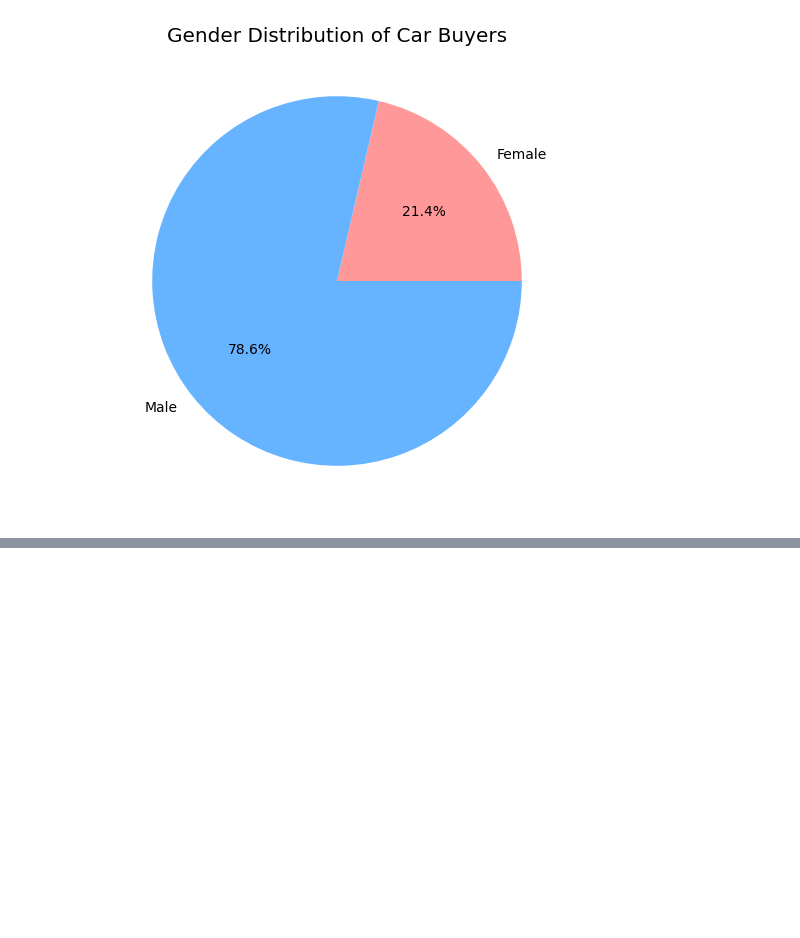
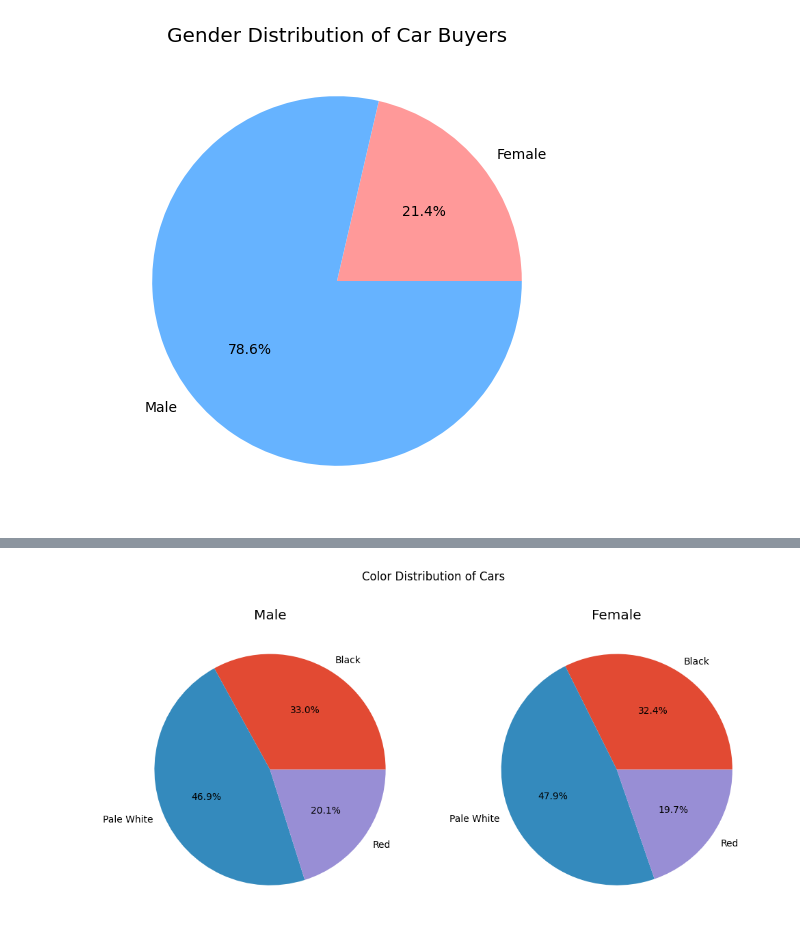
Before and after one commit to GrandEchoWhiskey/car-sales-analysis-python, a Jupyter notebook: analysis.ipynb, the cells around one changed output, grey strips where cells are left out. Saved outputs shown, nothing was run; the diff lists cells and outputs as text; code cells hidden in the pictures; blank space fills up the shorter version.

```diff
--- a/analysis.ipynb
+++ b/analysis.ipynb
@@ -69,0 +64,16 @@ plt.show()
+# %%
+# color picked by gender
+color_df = df.copy()
+color_df = color_df.groupby(['Gender', 'Color']).size().reset_index(name='Colors')
+
+fig, ax = plt.subplots(1, 2, figsize=(12, 6))
+pie1 = color_df.loc[color_df['Gender'] == 'Male'].plot.pie(y='Colors', labels=color_df['Color'], autopct='%1.1f%%', ax=ax[0], title='Male')
+pie2 = color_df.loc[color_df['Gender'] == 'Female'].plot.pie(y='Colors', labels=color_df['Color'], autopct='%1.1f%%', ax=ax[1], title='Female')
+pie1.set_ylabel('')
+pie2.set_ylabel('')
+pie1.legend().set_visible(False)
+pie2.legend().set_visible(False)
+fig.suptitle('Color Distribution of Cars')
+plt.show()
+# %% [output]
+[figure, added]
```
Also changed, not shown: parts of 6 cells of this notebook.
